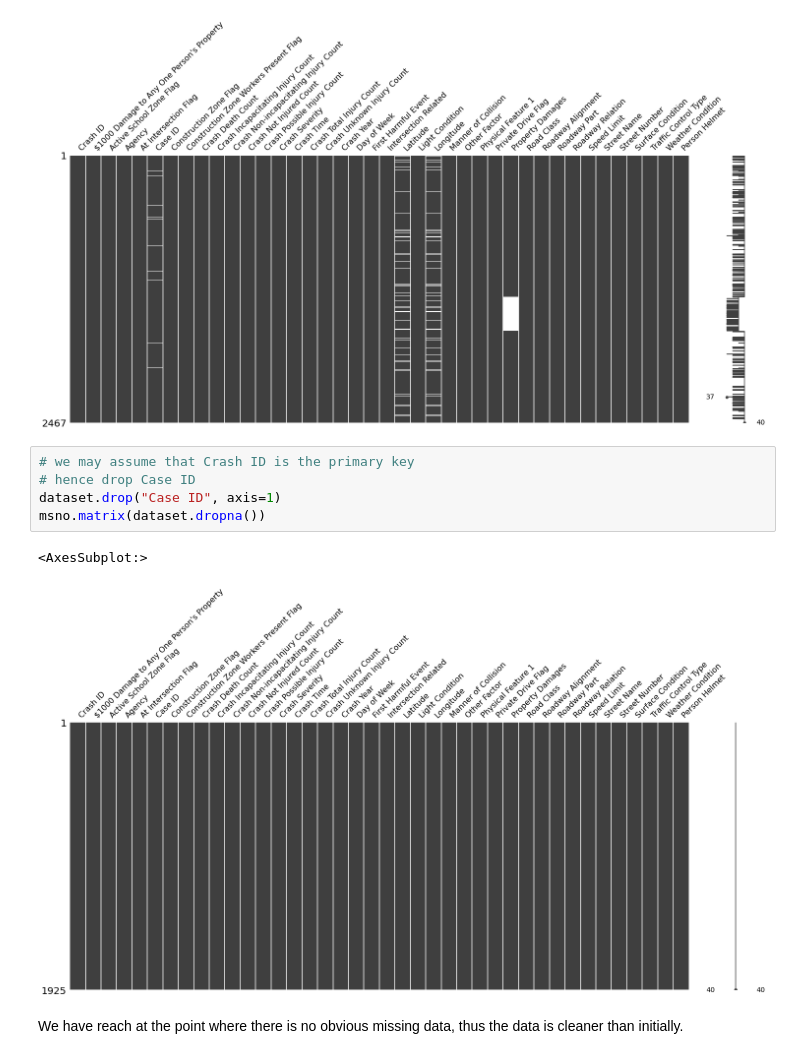
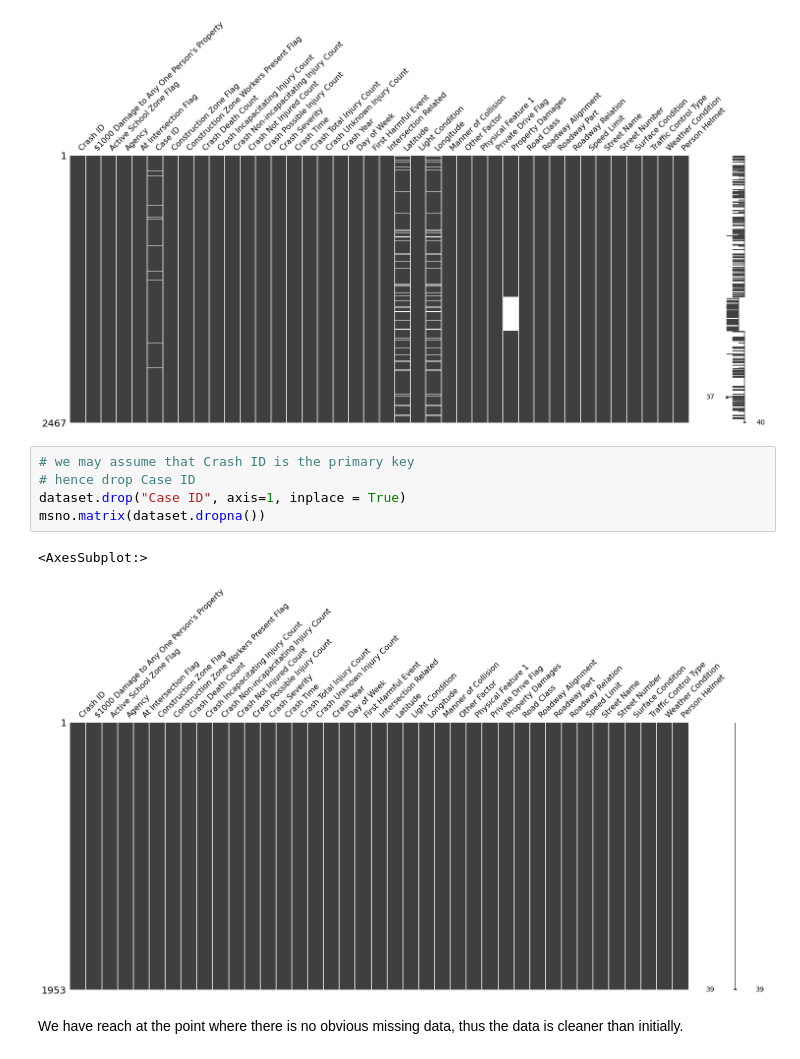
Before and after one commit to soonkienyuan/data-wrangling-school-project, a Jupyter notebook: phase 1 cleaning.ipynb, the cells around one changed output. Drawn from its saved outputs; the diff is of its cells as text.

Commit message:
Update phase 1 cleaning.ipynb
Dropping Case ID before dropping na row

```diff
--- a/phase 1 cleaning.ipynb
+++ b/phase 1 cleaning.ipynb
@@ -57,10 +57,10 @@ msno.matrix(dataset)
 # %%
 # we may assume that Crash ID is the primary key
 # hence drop Case ID
-dataset.drop("Case ID", axis=1)
+dataset.drop("Case ID", axis=1, inplace = True)
 msno.matrix(dataset.dropna())
 # %% [output]
 <AxesSubplot:>
-[figure, old version]
+[figure, new version]
 # %% [markdown]
 We have reach at the point where there is no obvious missing data, thus the data is cleaner than initially.
```
